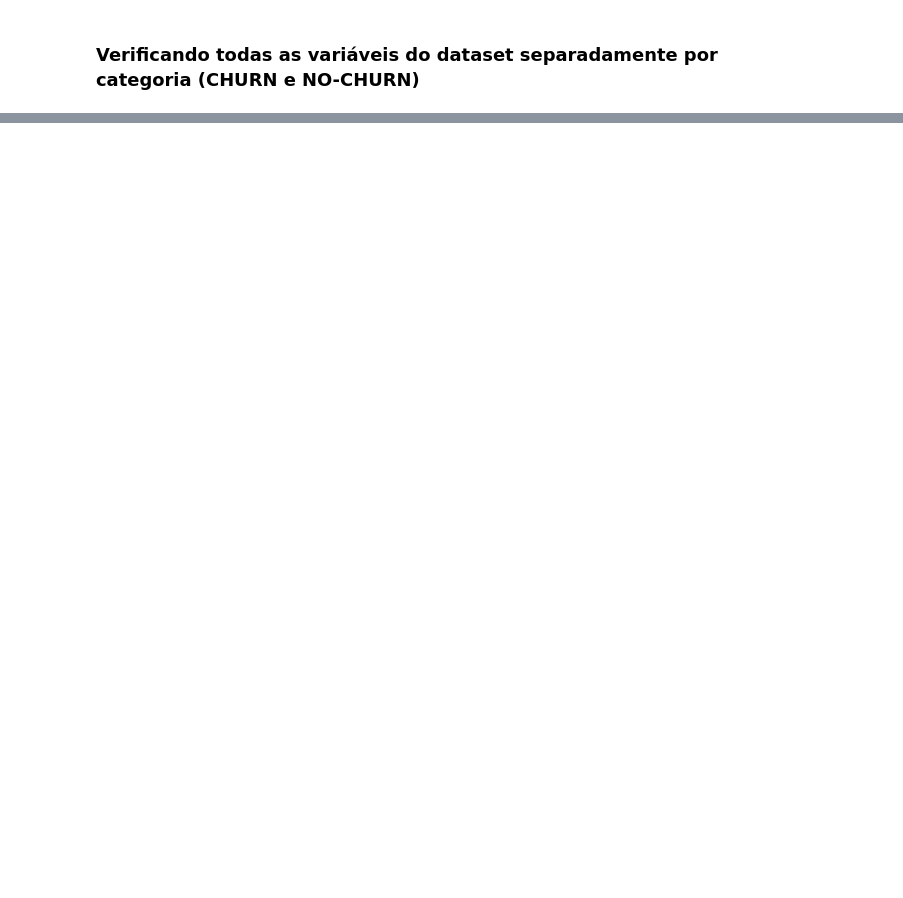
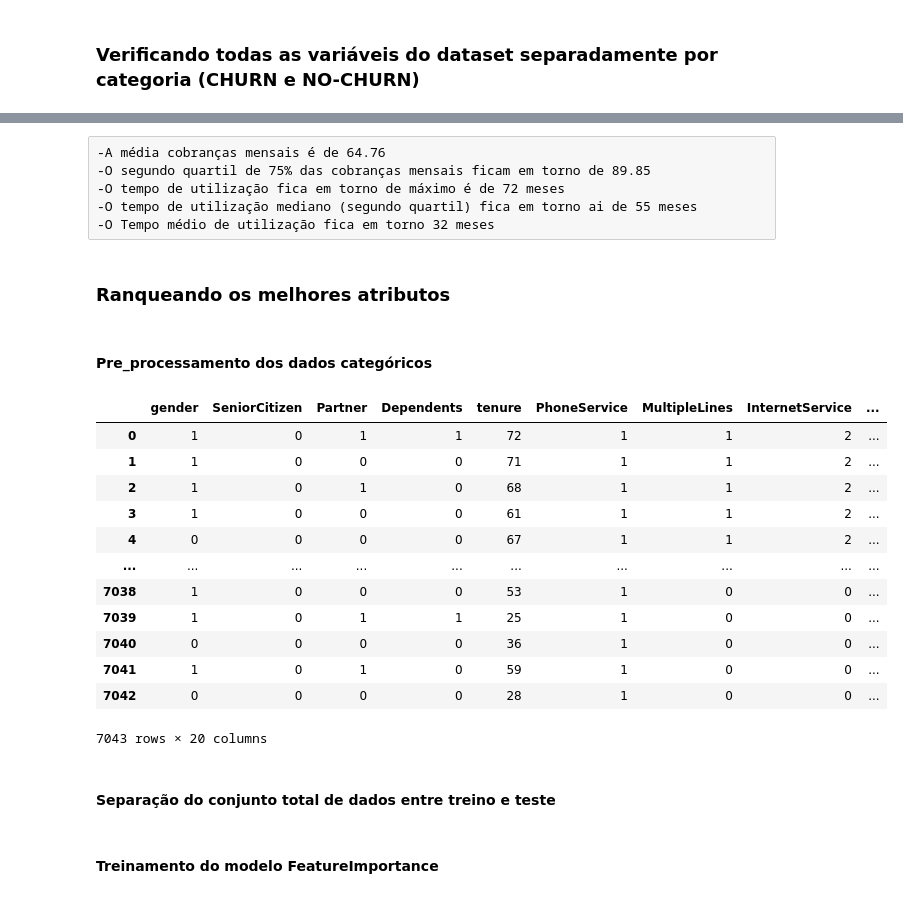
Before and after one commit to jonnathann/TesteTecnicoA3, a Jupyter notebook: notebooks/Análise_Exploratória.ipynb, the cells around one changed output, grey strips where cells are left out. Cells and saved outputs as stored; diff of their text form; code cells hidden in the pictures; blank space fills up the shorter version.

```diff
--- a/notebooks/Análise_Exploratória.ipynb
+++ b/notebooks/Análise_Exploratória.ipynb
@@ -132,0 +167,29 @@ allcontinuePlotBar(df)
+# %% [raw]
+-A média cobranças mensais é de 64.76
+-O segundo quartil de 75% das cobranças mensais ficam em torno de 89.85
+-O tempo de utilização fica em torno de máximo é de 72 meses
+-O tempo de utilização mediano (segundo quartil) fica em torno ai de 55 meses
+-O Tempo médio de utilização fica em torno 32 meses
+# %% [markdown]
+### Ranqueando os melhores atributos
+# %% [markdown]
+#### Pre_processamento dos dados categóricos
+# %%
+df = ut.pre_processing_model(df)
+df[df.columns[1:]]
+# %% [output]
+|  | gender | SeniorCitizen | Partner | Dependents | tenure | PhoneService | MultipleLines | InternetService | ... |
+| 0 | 1 | 0 | 1 | 1 | 72 | 1 | 1 | 2 | ... |
+| 1 | 1 | 0 | 0 | 0 | 71 | 1 | 1 | 2 | ... |
+| 2 | 1 | 0 | 1 | 0 | 68 | 1 | 1 | 2 | ... |
+| 3 | 1 | 0 | 0 | 0 | 61 | 1 | 1 | 2 | ... |
+| 4 | 0 | 0 | 0 | 0 | 67 | 1 | 1 | 2 | ... |
+| ... | ... | ... | ... | ... | ... | ... | ... | ... | ... |
+| 7038 | 1 | 0 | 0 | 0 | 53 | 1 | 0 | 0 | ... |
+| 7039 | 1 | 0 | 1 | 1 | 25 | 1 | 0 | 0 | ... |
+| 7040 | 0 | 0 | 0 | 0 | 36 | 1 | 0 | 0 | ... |
+| 7041 | 1 | 0 | 1 | 0 | 59 | 1 | 0 | 0 | ... |
+| 7042 | 0 | 0 | 0 | 0 | 28 | 1 | 0 | 0 | ... |
+7043 rows × 20 columns
+# %% [markdown]
+#### Separação do conjunto total de dados entre treino e teste
@@ -132,0 +203,2 @@ allcontinuePlotBar(df)
+# %% [markdown]
+#### Treinamento do modelo FeatureImportance
```
Also changed, not shown: parts of 26 cells of this notebook, 2 other files.
